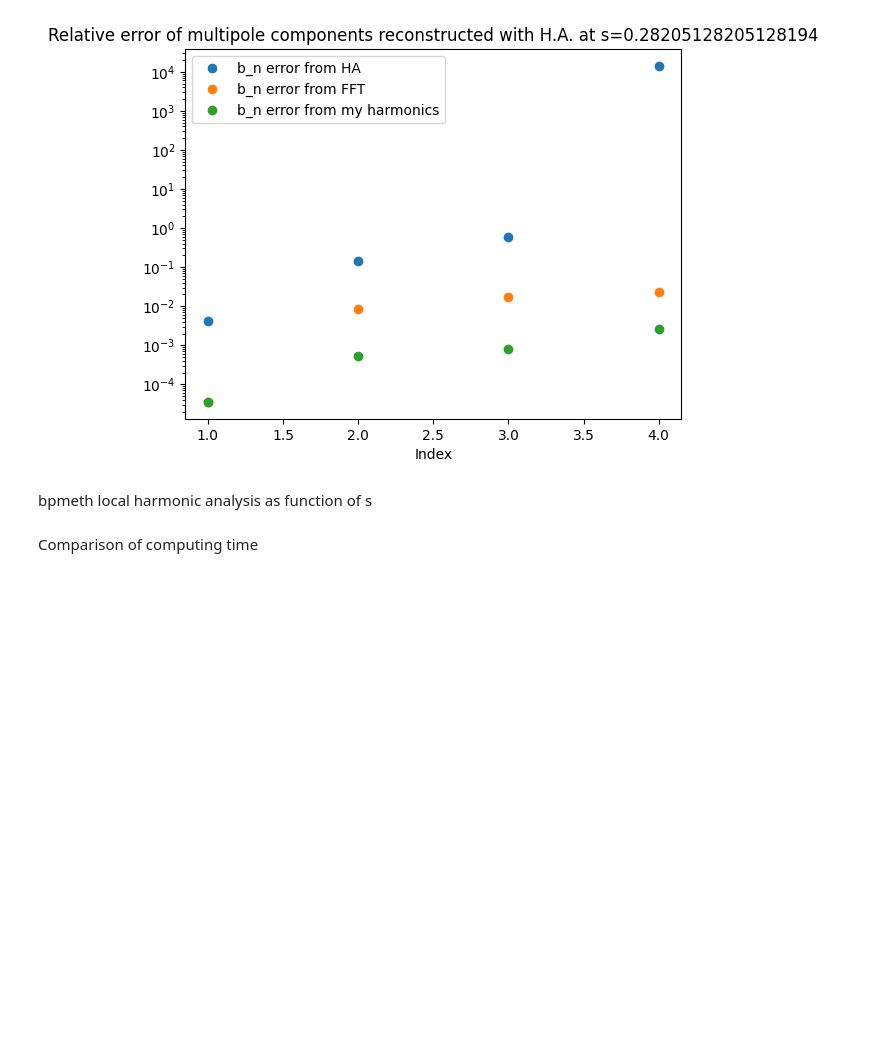
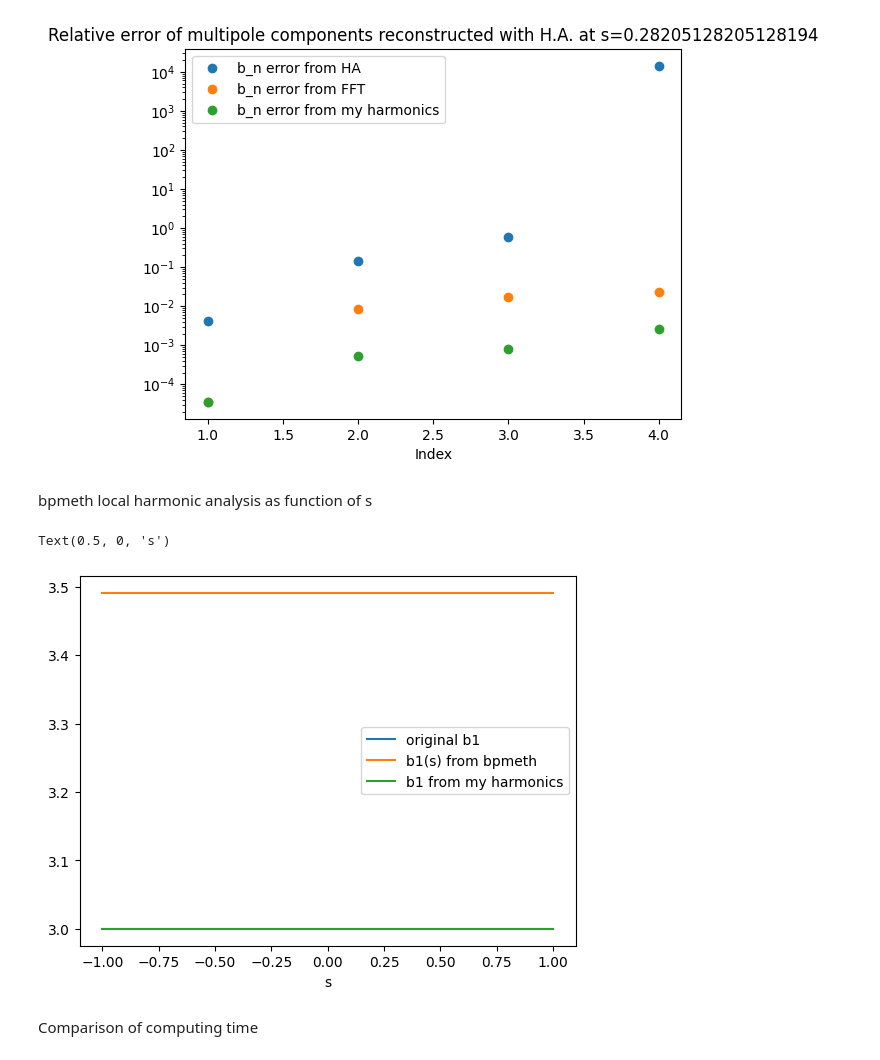
Before and after one commit to marcoliniF/bpmeth, a Jupyter notebook: preliminaryTrials/2.3abphiBABab_roundmeshgrid.ipynb, the cells around one changed output. Cells and saved outputs as stored; diff of their text form; code cells hidden in the pictures; blank space fills up the shorter version.

```diff
--- a/preliminaryTrials/2.3abphiBABab_roundmeshgrid.ipynb
+++ b/preliminaryTrials/2.3abphiBABab_roundmeshgrid.ipynb
@@ -653,7 +653,12 @@ bpmeth local harmonic analysis as function of s
 svalues, bpmbofs, bpmerrorbofs = curlfieldmap.s_harmonics(order=4,rmin=rr[24], rmax=rmax, nr=40-24, ntheta=102,radius=0.007 )
 # %%
 plt.plot(ss, b_coeffs[0]*np.ones_like(ss), label="original b1")
-#plt.plot(ss, bpmbofs[0], label="b1(s) from bpmeth")
-plt.plot(ss, bofs[0], label='b1 from my harmonics')
+plt.plot(ss, bpmbofs[:,0], label="b1(s) from bpmeth")
+plt.plot(ss, bofs[:,0], label='b1 from my harmonics')
+plt.legend()
+plt.xlabel('s')
+# %% [output]
+Text(0.5, 0, 's')
+[figure, added]
 # %% [markdown]
 Comparison of computing time
```
